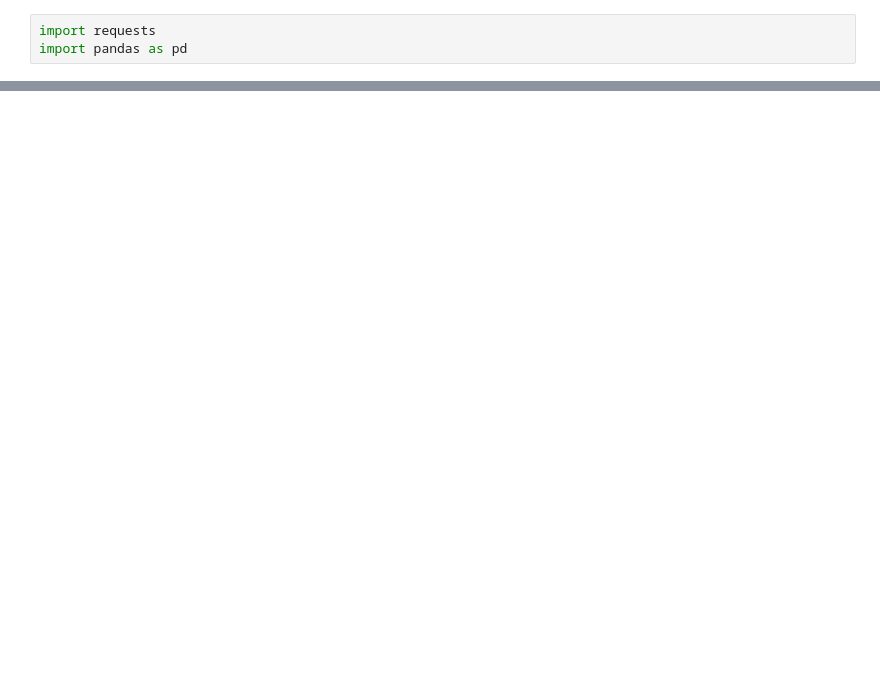
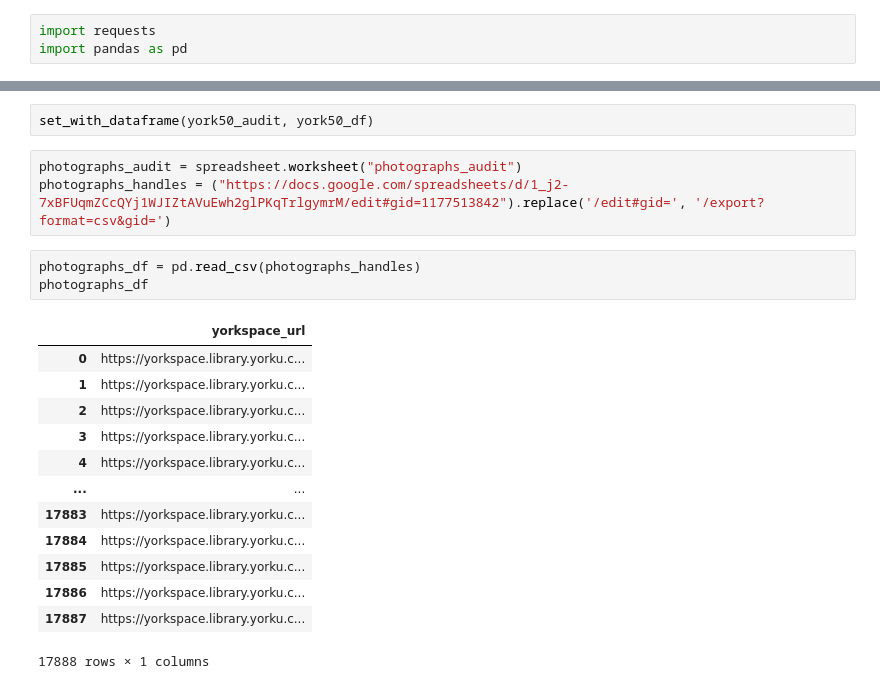
Before and after one commit to yorkulibraries/notebooks, a Jupyter notebook: yorkspace_audit.ipynb, the cells around one changed output, grey strips where cells are left out. Saved outputs shown, nothing was run; the diff lists cells and outputs as text; blank space fills up the shorter version.

```diff
--- a/yorkspace_audit.ipynb
+++ b/yorkspace_audit.ipynb
@@ -48,0 +55,22 @@ set_with_dataframe(worksheet, df)
+# %%
+set_with_dataframe(york50_audit, york50_df)
+# %%
+photographs_audit = spreadsheet.worksheet("photographs_audit")
+photographs_handles = ("https://docs.google.com/spreadsheets/d/1_j2-7xBFUqmZCcQYj1WJIZtAVuEwh2glPKqTrlgymrM/edit#gid=1177513842").replace('/edit#gid=', '/export?format=csv&gid=')
+# %%
+photographs_df = pd.read_csv(photographs_handles)
+photographs_df
+# %% [output]
+|  | yorkspace_url |
+| 0 | https://yorkspace.library.yorku.c... |
+| 1 | https://yorkspace.library.yorku.c... |
+| 2 | https://yorkspace.library.yorku.c... |
+| 3 | https://yorkspace.library.yorku.c... |
+| 4 | https://yorkspace.library.yorku.c... |
+| ... | ... |
+| 17883 | https://yorkspace.library.yorku.c... |
+| 17884 | https://yorkspace.library.yorku.c... |
+| 17885 | https://yorkspace.library.yorku.c... |
+| 17886 | https://yorkspace.library.yorku.c... |
+| 17887 | https://yorkspace.library.yorku.c... |
+17888 rows × 1 columns
```
Also changed, not shown: parts of 18 cells of this notebook.
